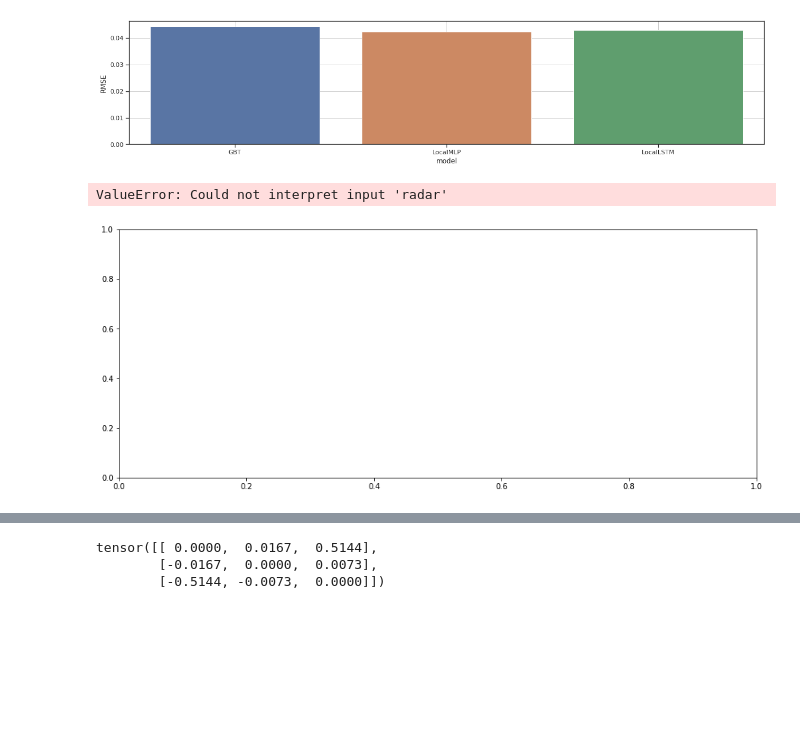
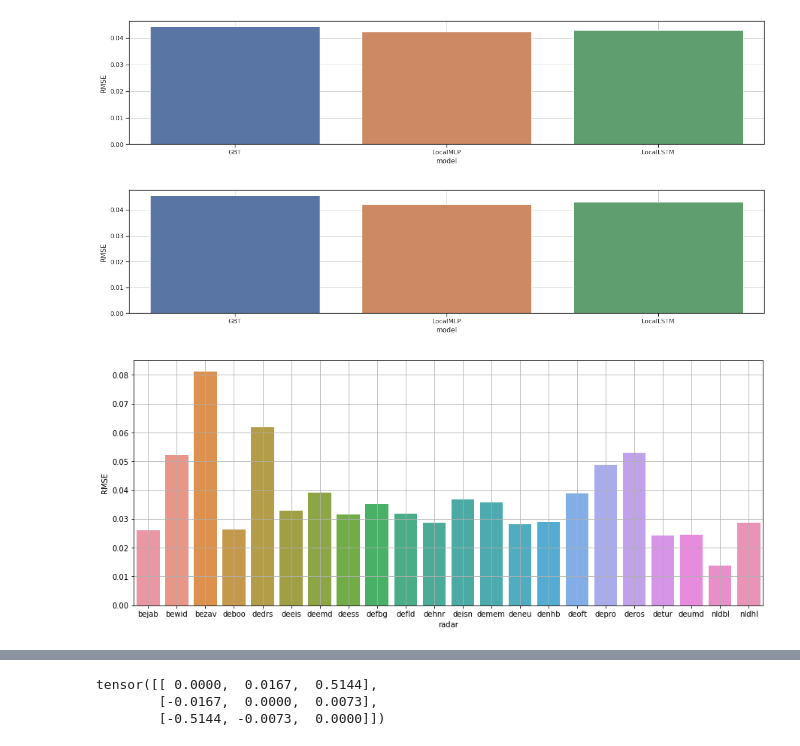
Before and after one commit to FionaLippert/birdMigration, a Jupyter notebook: notebooks/model_performance_radar.ipynb, the cells around one changed output, grey strips where cells are left out. Saved outputs shown, nothing was run; the diff lists cells and outputs as text; code cells hidden in the pictures; blank space fills up the shorter version.

```diff
--- a/notebooks/model_performance_radar.ipynb
+++ b/notebooks/model_performance_radar.ipynb
@@ -265,8 +265,11 @@ fig = utils.plot_average_errors(results_transformed, bird_scales_transformed, bo
 fig = utils.plot_average_errors(results_km2, bird_scales_km2)
 # %% [output]
 [figure]
+# %%
+fig = utils.plot_average_errors(results_km2, bird_scales_km2)
+# %% [output]
+[figure, added]
 # %%
-fig = utils.plot_errors_per_radar(results, bird_scales)
+fig = utils.plot_errors_per_radar(results, bird_scales, 'GraphLSTM')
 # %% [output]
-ValueError: Could not interpret input 'radar'
-[figure, old version]
+[figure, new version]
```
Also changed, not shown: parts of 8 cells of this notebook, 2 other files.
